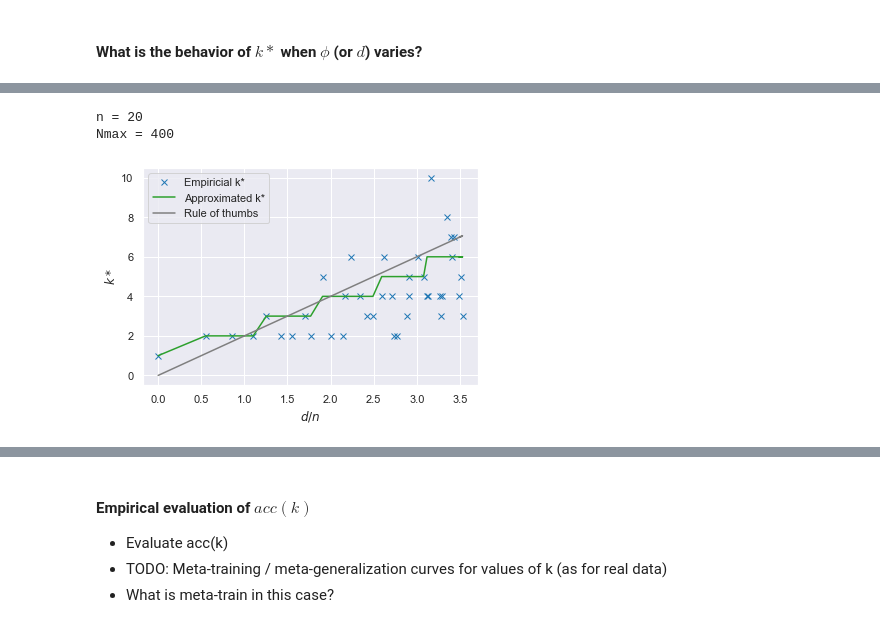
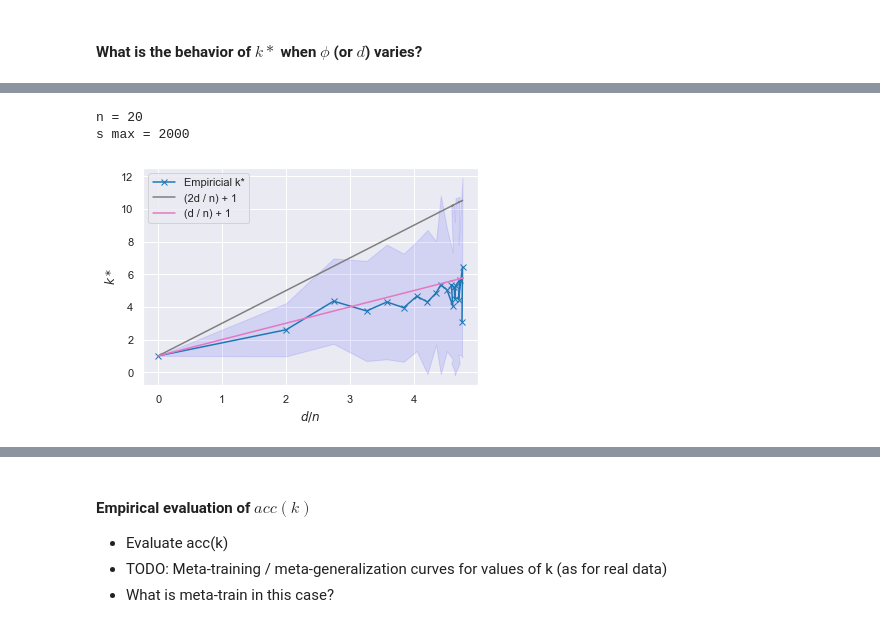
Before and after one commit to Didayolo/automl-conf-2022, a Jupyter notebook: experiments.ipynb, the cells around one changed output, grey strips where cells are left out. Drawn from its saved outputs; the diff is of its cells as text; code cells hidden in the pictures.

```diff
--- a/experiments.ipynb
+++ b/experiments.ipynb
@@ -252,34 +251,0 @@ def evaluate_d(n, N, trials=200):
-# %%
-# k*
-# Compare k* to phi (and to Kendall distance between D and F)
-def experiment_kendall(n, Nmax=100, step=1, trials=200):
-    _phi, _d, _k_star, _approx_k_star = [], [], [], []
-    for N in tqdm(range(0, Nmax, step)):
-        k_star, d = evaluate_k_star(n, N, trials=trials, return_d=True)
-        #d = evaluate_d(n, N, trials=trials)
-        _d.append(d)
-        _phi.append(N / n)
-        _k_star.append(k_star)
-        _approx_k_star.append(approx_k_star(n, N))
-    # Plots
-    print('n = {}'.format(n))
-    print('Nmax = {}'.format(Nmax))
-    # Plot Kendall tau distance
-    plt.plot(_d, _k_star, 'x', label='Empiricial k*', color='tab:blue')
-    plt.plot(_d, _approx_k_star, '-', label='Approximated k*', color='tab:green')
-    # RULE OF THUMBS: k* ~= 2d/n
-    plt.plot(_d, np.array(_d) * 2, '-', label='Rule of thumbs', color='tab:grey')
-    plt.xlabel('$d/n$')
-    plt.ylabel('$k*$')
-    #plt.ylim((0, n+1))
-    plt.legend()
-    plt.show()
-    # Plot PHI
-    if False:
-        #plt.plot(_phi, _k_star, 'x', label='Empirical k*')
-        plt.plot(_phi, _approx_k_star, '-', label='Approximated k*')
-        plt.xlabel('$\phi$')
-        plt.ylabel('k*')
-        #plt.ylim((0, n+1))
-        plt.legend()
-        plt.show()
@@ -288,6 +251,0 @@ def experiment_kendall(n, Nmax=100, step=1, trials=200):
-# %%
-experiment_kendall(20, Nmax=400, step=10, trials=10000)
-# %% [output]
-n = 20
-Nmax = 400
-[figure, removed]
@@ -295,0 +303,6 @@ Nmax = 400
+# %%
+experiment_kendall(20, Nmax=2000, step=100, trials=20, acc_trials=20)
+# %% [output]
+n = 20
+s max = 2000
+[figure, added]
```
Also changed, not shown: parts of 42 cells of this notebook.
